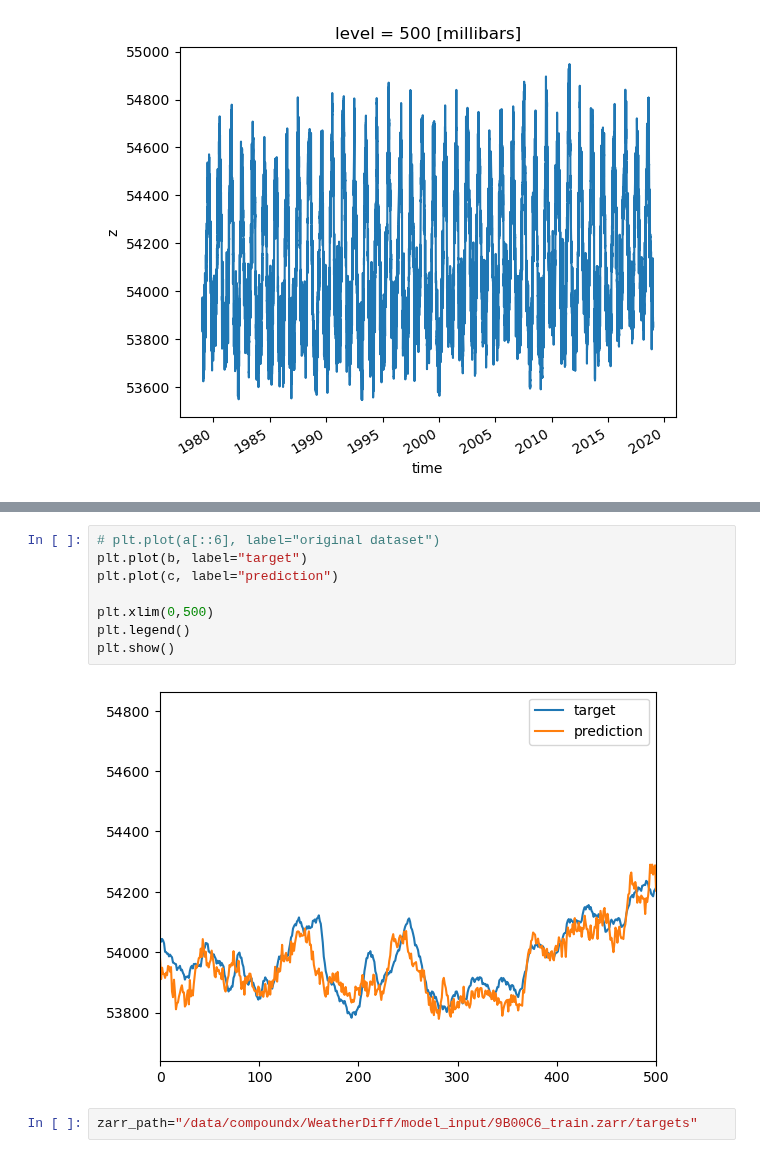
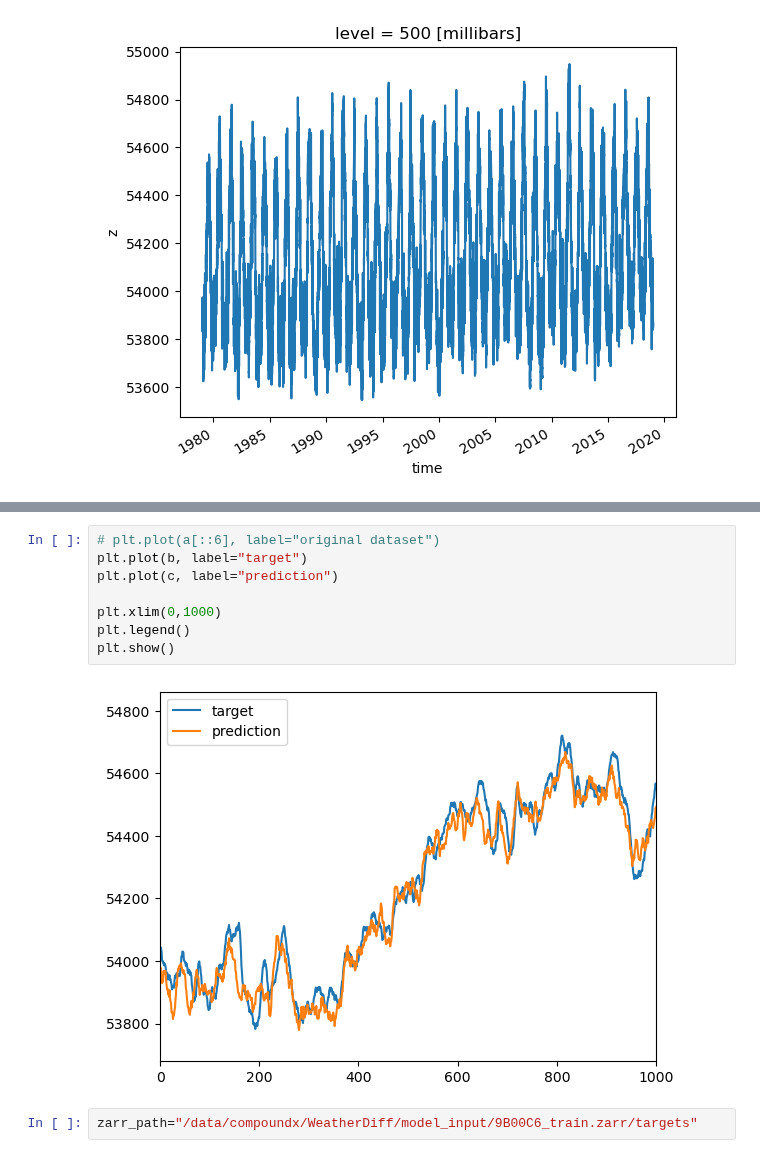
Before and after one commit to ECMWFCode4Earth/diffusion-models-for-weather-prediction, a Jupyter notebook: nb_submit_lr_schedule_selection.ipynb, the cells around one changed output, grey strips where cells are left out. Saved outputs shown, nothing was run; the diff lists cells and outputs as text.

```diff
--- a/nb_submit_lr_schedule_selection.ipynb
+++ b/nb_submit_lr_schedule_selection.ipynb
@@ -296,13 +285,13 @@ Data variables:
 # %%
 # plt.plot(a[::6], label="original dataset")
 plt.plot(b, label="target")
 plt.plot(c, label="prediction")
 
-plt.xlim(0,500)
+plt.xlim(0,1000)
 plt.legend()
 plt.show()
 # %% [output]
-[figure, old version]
+[figure, new version]
 # %%
 zarr_path="/data/compoundx/WeatherDiff/model_input/9B00C6_train.zarr/targets"
 # %%
```
Also changed, not shown: parts of 6 cells of this notebook, 4 other files.
